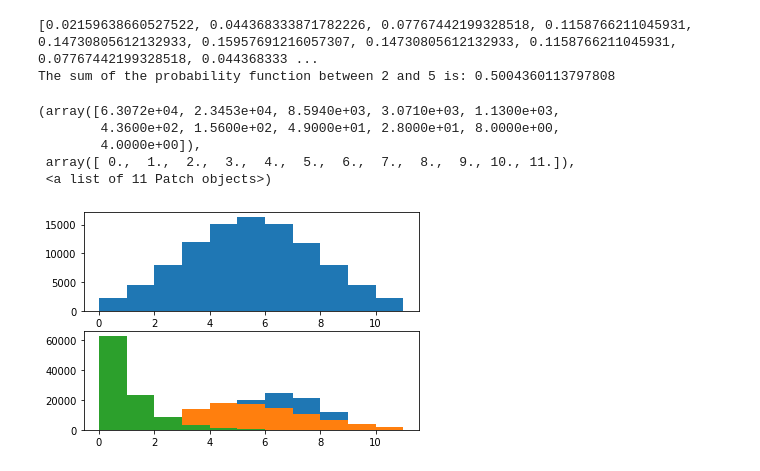
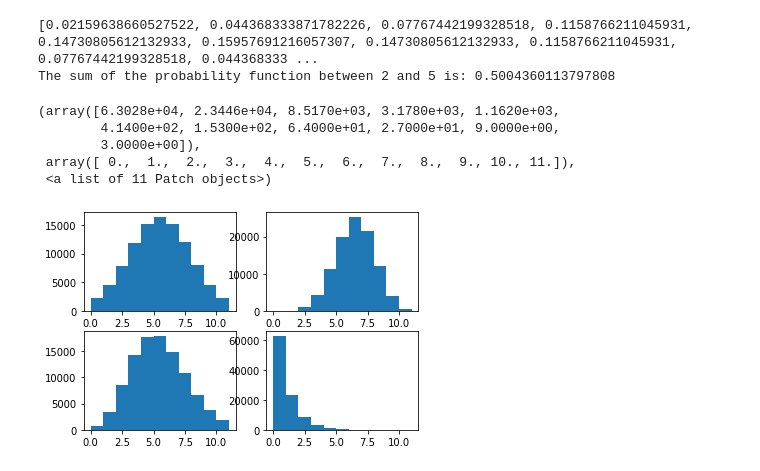
Before and after one commit to 1kruidenp/PRA3024, a Jupyter notebook: Week1_Task1.ipynb, the cells around one changed output. Cells and saved outputs as stored; diff of their text form; code cells hidden in the pictures.

```diff
--- a/Week1_Task1.ipynb
+++ b/Week1_Task1.ipynb
@@ -120,5 +135,5 @@ Text(0, 0.5, 'Percentage of people tested positive actually tested positive')
 # %%
-#60% of people who purchase sports cars are men.  If 10 sports car owners are randomly selected
+
 
 import math
 import random
@@ -126,7 +141,7 @@ from bisect import bisect
 from random import random
 
 
-#number of cars bought
+
 n=10
 #Probability of event happening
 p=0.6
@@ -213,38 +228,38 @@ for i in range(n+1):
   P2[i]=poisson(mean,x[i])
   P3[i]=exponential(Beta, Mu, x[i])
 
 
   i=i+ 1
 
 j=0
 for j in range(datasize+1):
     y[j]=weighted_choice([(x[0],P[0]), (x[1],P[1]), (x[2],P[2]), (x[3],P[3]), (x[4],P[4]), (x[5],P[5]), (x[6],P[6]), (x[7],P[7]), (x[8],P[8]), (x[9],P[9]), (x[10],P[10])])
     #the bottom are not needed but as i want to show all my graphs in the output i copied for all functions
     y1[j]=weighted_choice([(x[0],P1[0]), (x[1],P1[1]), (x[2],P1[2]), (x[3],P1[3]), (x[4],P1[4]), (x[5],P1[5]), (x[6],P1[6]), (x[7],P1[7]), (x[8],P1[8]), (x[9],P1[9]), (x[10],P1[10])])
     y2[j]=weighted_choice([(x[0],P2[0]), (x[1],P2[1]), (x[2],P2[2]), (x[3],P2[3]), (x[4],P2[4]), (x[5],P2[5]), (x[6],P2[6]), (x[7],P2[7]), (x[8],P2[8]), (x[9],P2[9]), (x[10],P2[10])])
     y3[j]=weighted_choice([(x[0],P3[0]), (x[1],P3[1]), (x[2],P3[2]), (x[3],P3[3]), (x[4],P3[4]), (x[5],P3[5]), (x[6],P3[6]), (x[7],P3[7]), (x[8],P3[8]), (x[9],P3[9]), (x[10],P3[10])])
 
 
 Psum=sum(rangemin,rangemax)
 print(P)
 print("The sum of the probability function between " + str(rangemin) + " and " + str(rangemax) + " is: " + str(Psum))
 
 fig = plt.figure()
-pl = fig.add_subplot(2, 1, 1)
-pl1 = fig.add_subplot(2, 1, 2)
-pl2 = fig.add_subplot(2, 1, 2)
-pl3 = fig.add_subplot(2, 1, 2)
+pl = fig.add_subplot(221)
+pl1 = fig.add_subplot(222)
+pl2 = fig.add_subplot(223)
+pl3 = fig.add_subplot(224)
 
 pl.hist(y,bins, range=[0, 11])
 pl1.hist(y1,bins, range=[0, 11])
 pl2.hist(y2,bins, range=[0, 11])
 pl3.hist(y3,bins, range=[0, 11])
 # %% [output]
 [0.02159638660527522, 0.044368333871782226, 0.07767442199328518, 0.1158766211045931, 0.14730805612132933, 0.15957691216057307, 0.14730805612132933, 0.1158766211045931, 0.07767442199328518, 0.044368333 ...
 The sum of the probability function between 2 and 5 is: 0.5004360113797808
-(array([6.3072e+04, 2.3453e+04, 8.5940e+03, 3.0710e+03, 1.1300e+03,
-        4.3600e+02, 1.5600e+02, 4.9000e+01, 2.8000e+01, 8.0000e+00,
-        4.0000e+00]),
+(array([6.3028e+04, 2.3446e+04, 8.5170e+03, 3.1780e+03, 1.1620e+03,
+        4.1400e+02, 1.5300e+02, 6.4000e+01, 2.7000e+01, 9.0000e+00,
+        3.0000e+00]),
  array([ 0.,  1.,  2.,  3.,  4.,  5.,  6.,  7.,  8.,  9., 10., 11.]),
  <a list of 11 Patch objects>)
-[figure, old version]
+[figure, new version]
```
Also changed, not shown: parts of 5 cells of this notebook.
